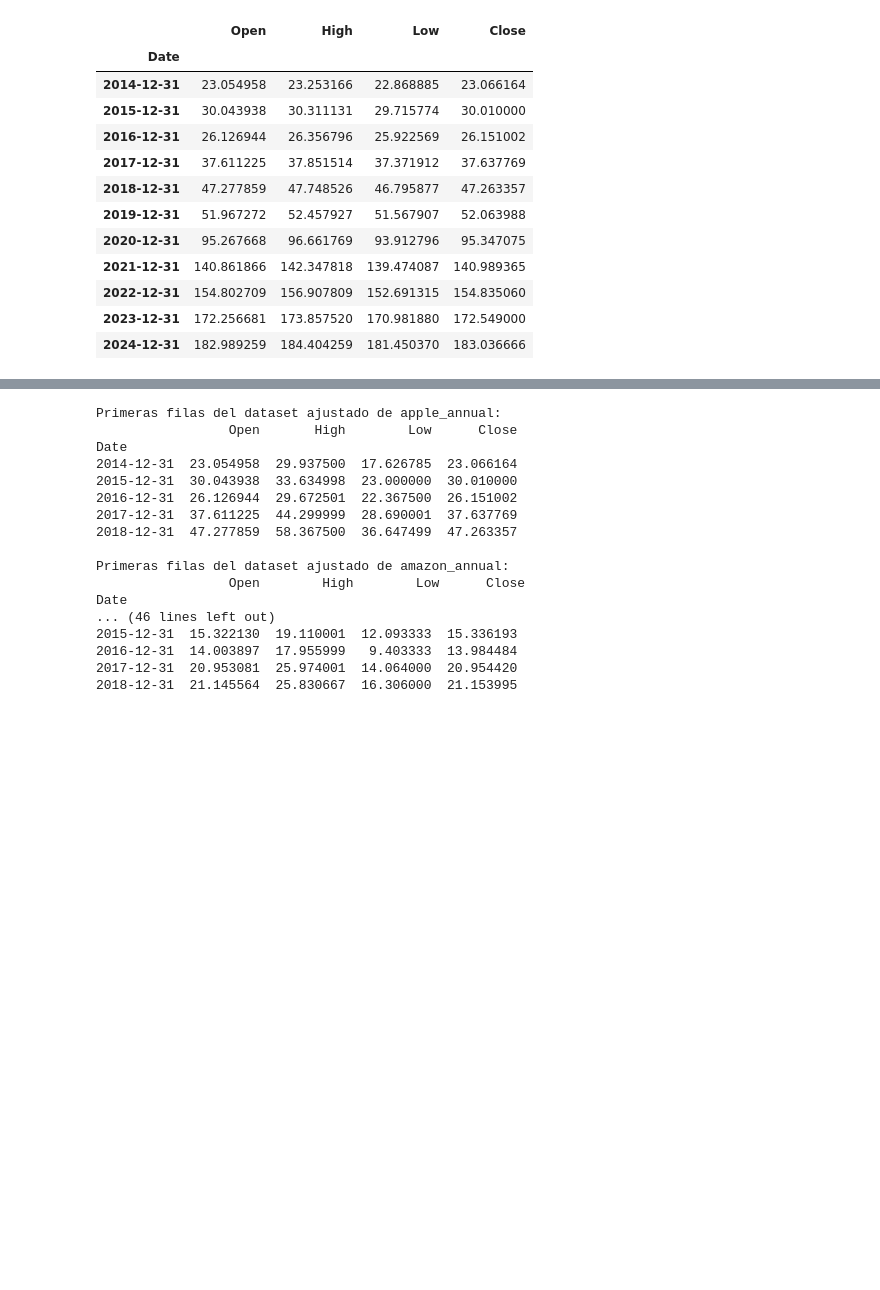
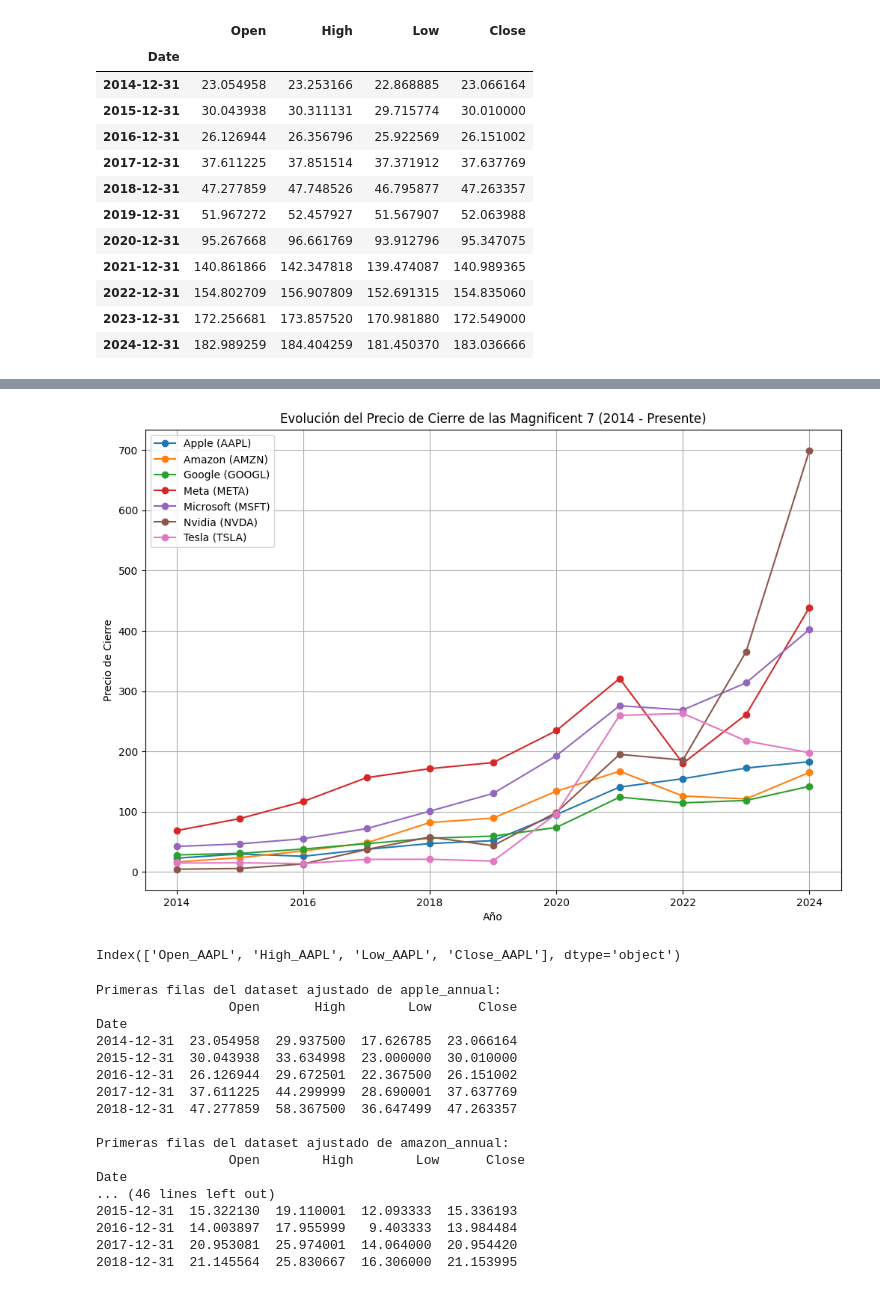
Before and after one commit to SergioChalela/Project_2, a Jupyter notebook: Magnificent_seven.ipynb, the cells around one changed output, grey strips where cells are left out. Cells and saved outputs as stored; diff of their text form; code cells hidden in the pictures; blank space fills up the shorter version.

```diff
--- a/Magnificent_seven.ipynb
+++ b/Magnificent_seven.ipynb
@@ -269,3 +333,38 @@ apple_annual
+# %%
+# Hacer merge de los DataFrames en base al 'Year'
+merged_df = apple_grafico_general.merge(amazon_grafico_general, on='Year') \
+                                 .merge(google_grafico_general, on='Year') \
+                                 .merge(meta_grafico_general, on='Year') \
+                                 .merge(microsoft_grafico_general, on='Year') \
+                                 .merge(nvidia_grafico_general, on='Year') \
+                                 .merge(tesla_grafico_general, on='Year')
+
+# Graficar todas las compañías en un solo gráfico
+plt.figure(figsize=(12, 8))
+
+# Graficar cada compañía
+plt.plot(merged_df['Year'], merged_df['Close_AAPL'], marker='o', linestyle='-', label='Apple (AAPL)')
+plt.plot(merged_df['Year'], merged_df['Close_AMZN'], marker='o', linestyle='-', label='Amazon (AMZN)')
+plt.plot(merged_df['Year'], merged_df['Close_GOOGL'], marker='o', linestyle='-', label='Google (GOOGL)')
+plt.plot(merged_df['Year'], merged_df['Close_META'], marker='o', linestyle='-', label='Meta (META)')
+plt.plot(merged_df['Year'], merged_df['Close_MSFT'], marker='o', linestyle='-', label='Microsoft (MSFT)')
+plt.plot(merged_df['Year'], merged_df['Close_NVDA'], marker='o', linestyle='-', label='Nvidia (NVDA)')
+plt.plot(merged_df['Year'], merged_df['Close_TSLA'], marker='o', linestyle='-', label='Tesla (TSLA)')
+
+# Configurar el gráfico
+plt.title('Evolución del Precio de Cierre de las Magnificent 7 (2014 - Presente)')
+plt.xlabel('Año')
+plt.ylabel('Precio de Cierre')
+plt.legend()
+plt.grid(True)
+plt.show()
+# %% [output]
+[figure, added]
+# %%
+# Revisar las columnas actuales en el DataFrame 'apple_annual'
+print(apple_annual.columns)
+# %% [output]
+Index(['Open_AAPL', 'High_AAPL', 'Low_AAPL', 'Close_AAPL'], dtype='object')
 # %%
 # Crear versiones resumidas por año para cada DataFrame filtrado usando el máximo y mínimo para las columnas 'High' y 'Low'
 apple_annual = filtered_dataframes['apple'].resample('Y', on='Date').agg({'Open': 'mean', 'High': 'max', 'Low': 'min', 'Close': 'mean'})
```
Also changed, not shown: parts of 11 cells of this notebook.
